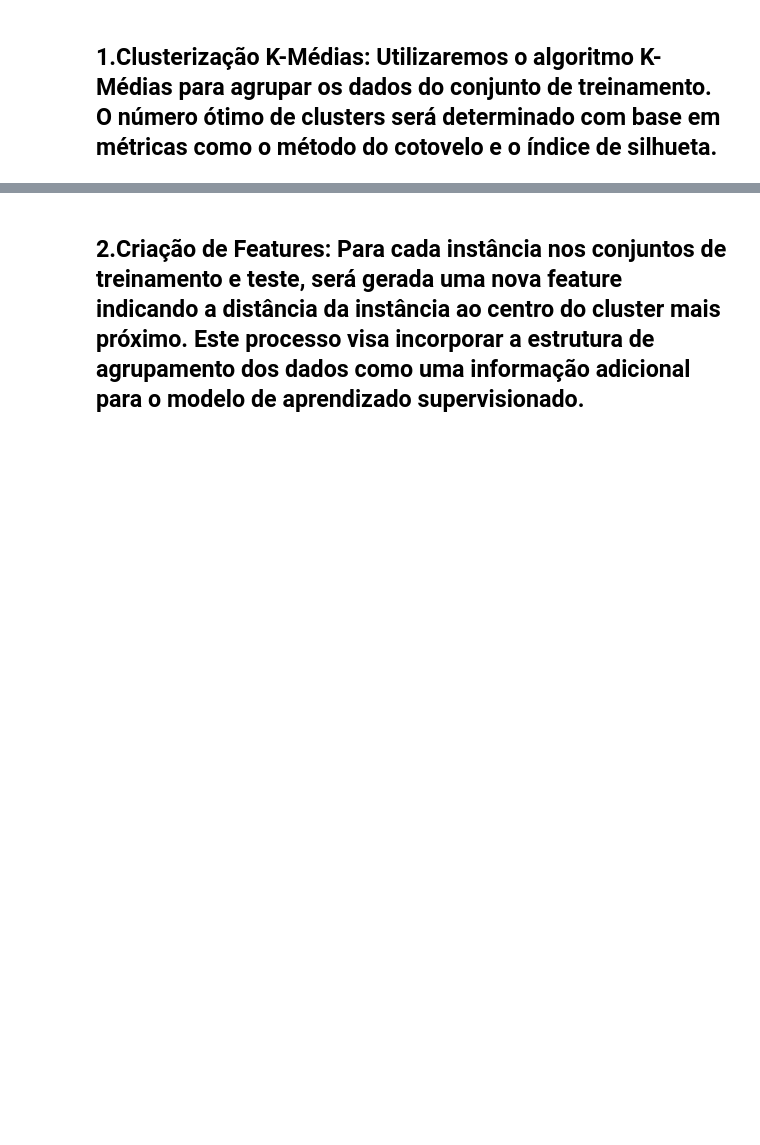
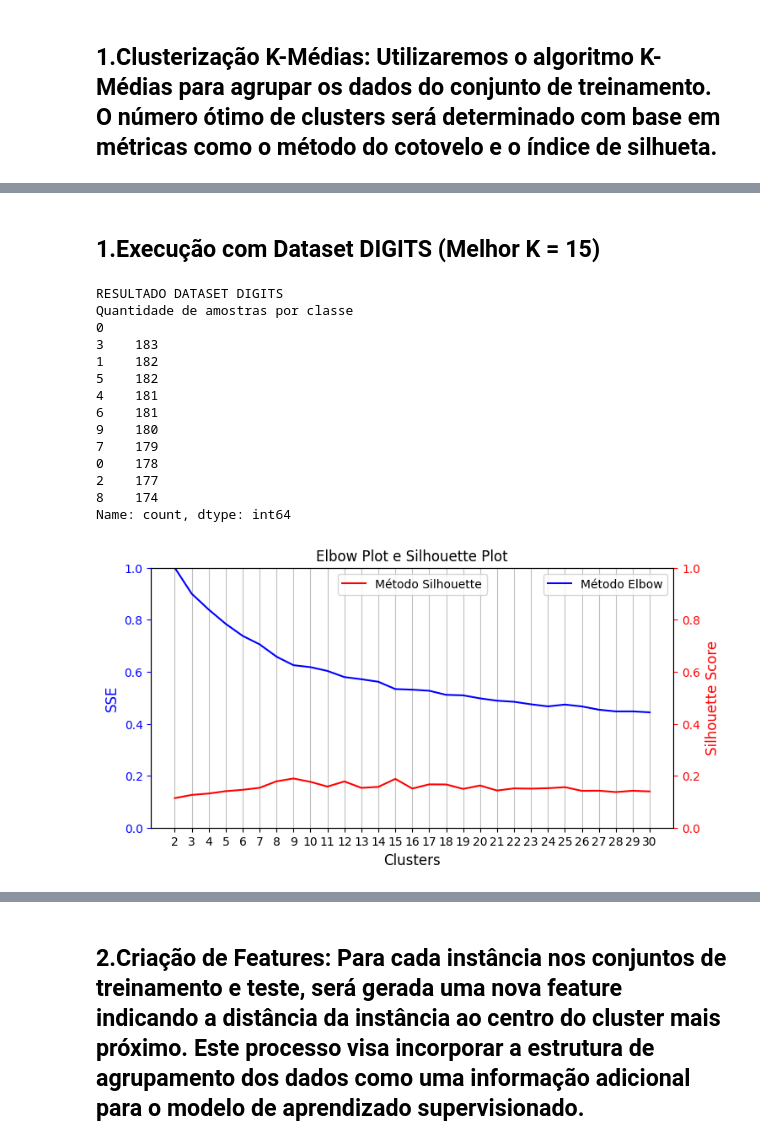
Before and after one commit to rodrigo1992-cmyk/Faculdade, a Jupyter notebook: Notebooks/rodrigo_mesquita_PB_TP4.ipynb, the cells around one changed output, grey strips where cells are left out. Drawn from its saved outputs; the diff is of its cells as text; code cells hidden in the pictures; blank space fills up the shorter version.

```diff
--- a/Notebooks/rodrigo_mesquita_PB_TP4.ipynb
+++ b/Notebooks/rodrigo_mesquita_PB_TP4.ipynb
@@ -87,0 +82,21 @@ silhouette_plot(silhouette)
+# %% [markdown]
+## 1.Execução com Dataset DIGITS (Melhor K = 15)
+# %%
+print('RESULTADO DATASET DIGITS')
+carregar_df_e_treinar_kmeans(load_digits)
+# %% [output]
+RESULTADO DATASET DIGITS
+Quantidade de amostras por classe
+0
+3    183
+1    182
+5    182
+4    181
+6    181
+9    180
+7    179
+0    178
+2    177
+8    174
+Name: count, dtype: int64
+[figure, added]
```
Also changed, not shown: parts of 15 cells of this notebook.
